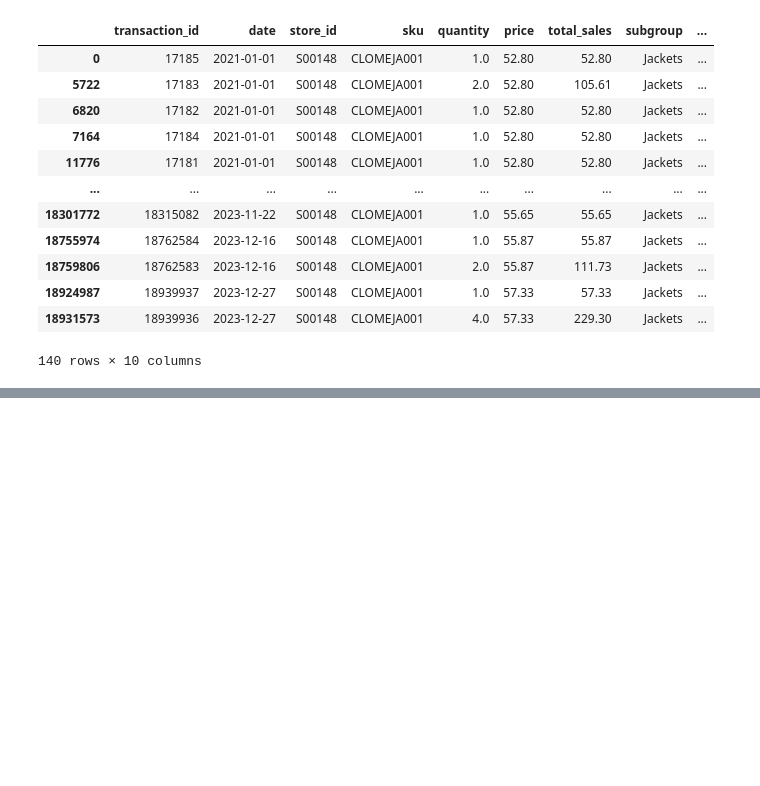
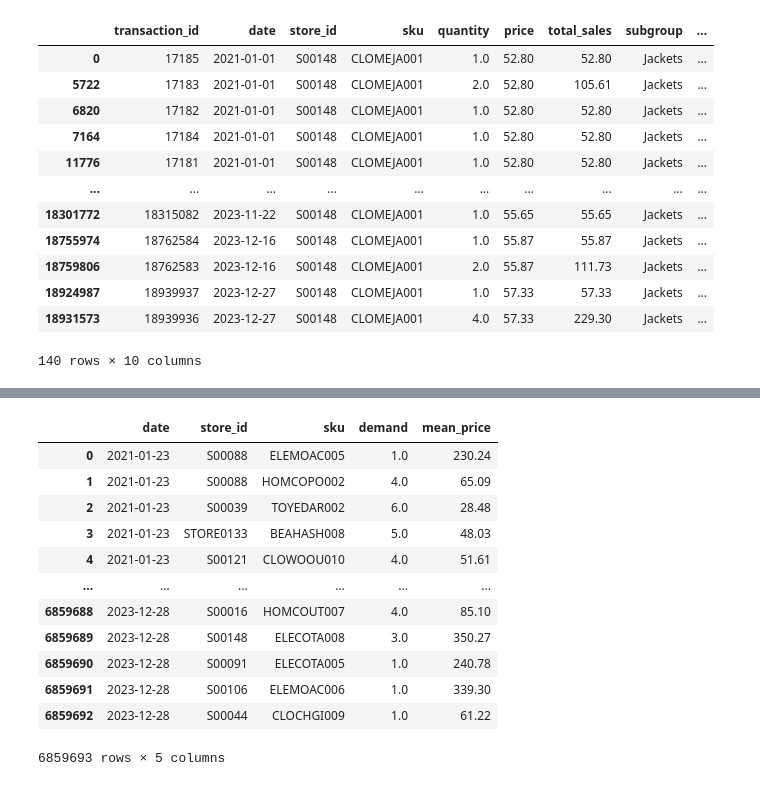
Before and after one commit to Emiliano-Torres/proyecto_eci, a Jupyter notebook: DataProcessing.ipynb, the cells around one changed output, grey strips where cells are left out. Saved outputs shown, nothing was run; the diff lists cells and outputs as text; code cells hidden in the pictures; blank space fills up the shorter version.

```diff
--- a/DataProcessing.ipynb
+++ b/DataProcessing.ipynb
@@ -257,0 +282,16 @@ ventas.loc[(ventas["sku"]=="CLOMEJA001") & (ventas["store_id"]=="S00148") ]
+# %%
+ventas_agg
+# %% [output]
+|  | date | store_id | sku | demand | mean_price |
+| 0 | 2021-01-23 | S00088 | ELEMOAC005 | 1.0 | 230.24 |
+| 1 | 2021-01-23 | S00088 | HOMCOPO002 | 4.0 | 65.09 |
+| 2 | 2021-01-23 | S00039 | TOYEDAR002 | 6.0 | 28.48 |
+| 3 | 2021-01-23 | STORE0133 | BEAHASH008 | 5.0 | 48.03 |
+| 4 | 2021-01-23 | S00121 | CLOWOOU010 | 4.0 | 51.61 |
+| ... | ... | ... | ... | ... | ... |
+| 6859688 | 2023-12-28 | S00016 | HOMCOUT007 | 4.0 | 85.10 |
+| 6859689 | 2023-12-28 | S00148 | ELECOTA008 | 3.0 | 350.27 |
+| 6859690 | 2023-12-28 | S00091 | ELECOTA005 | 1.0 | 240.78 |
+| 6859691 | 2023-12-28 | S00106 | ELEMOAC006 | 1.0 | 339.30 |
+| 6859692 | 2023-12-28 | S00044 | CLOCHGI009 | 1.0 | 61.22 |
+6859693 rows × 5 columns
```
Also changed, not shown: parts of 16 cells of this notebook, 1 other file.
